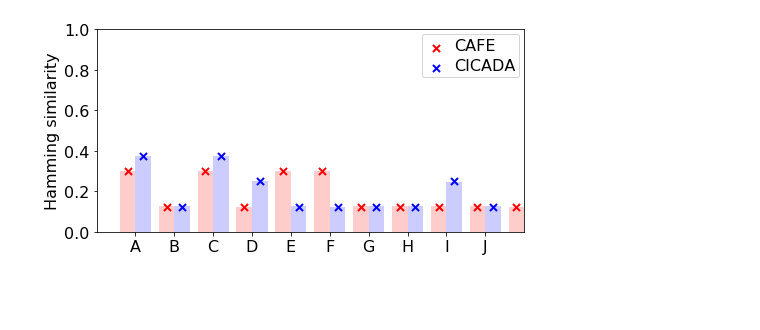
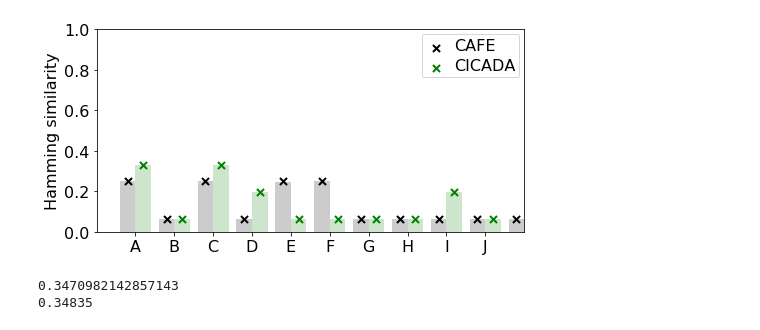
Before and after one commit to rkp8000/crossing_over, a Jupyter notebook: 1_similarities.ipynb, the cells around one changed output. Saved outputs shown, nothing was run; the diff lists cells and outputs as text; code cells hidden in the pictures; blank space fills up the shorter version.

```diff
--- a/1_similarities.ipynb
+++ b/1_similarities.ipynb
@@ -10,7 +10,7 @@ from disp import set_font_size
 D = 'ABCDEFGHIJKLMNOPQRSTUVWXYZ'
 
 N = 1000
-Z = 8
+Z = 16
 GAM = 1
 
 M = len(D)
@@ -155,32 +186,52 @@ X_LIM = (-1, 10)
 
 fig, ax = plt.subplots(1, 1, figsize=(7, 3.5), tight_layout=True)
 hs = []
 
-for y, c, x_off in zip(['CAFE', 'CICADA'], ['r', 'b'], [-.2, .2]):
+for y, c, x_off in zip(['CAFE', 'CICADA'], ['k', 'g'], [-.2, .2]):
     # generate simulated similarities
     smtys = np.nan * np.zeros((N_TRIALS, len(D)))
 
     for seed in range(N_TRIALS):
         encoder = Encoder(seed, D, N, Z, GAM)
         x = encoder.encode(y)
         smtys[seed] = [1 - hamming(x, encoder.xs[i]) for i in range(encoder.m)]
 
     plt.bar(np.arange(len(D)) + x_off, smtys.mean(0), width=.4, color=c, alpha=.2)
 
     # plot exact similarities
     smty_exact = [encoder.smty_seq_sbl(y, s_)[0] for s_ in D]
     h = ax.scatter(np.arange(len(smty_exact)) + x_off, smty_exact, c=c, s=50, marker='x', lw=2, label=y)
     hs.append(h)
 
 ax.set_xlim(X_LIM)
 ax.set_ylim(0, 1)
 
 ax.set_xticks(range(X_LIM[1]))
 ax.set_xticklabels(D[:X_LIM[1]])
 ax.set_ylabel('Hamming similarity')
 
 ax.legend(handles=hs)
 
 set_font_size(ax, 16)
 # %% [output]
-[figure, old version]
+[figure, new version]
+# %%
+# plot expected and true seq-seq similarities
+N_TRIALS = 100
+y = 'COFFEE'
+y_ = 'COVFEFE'
+
+smty = []
+
+for seed in range(N_TRIALS):
+    encoder = Encoder(seed, D, N, Z, GAM)
+    x = encoder.encode(y)
+    x_ = encoder.encode(y_)
+
+    smty.append(1 - hamming(x, x_))
+
+print(encoder.smty_seq_seq(y, y_)[0])
+print(np.mean(smty))
+# %% [output]
+0.3470982142857143
+0.34835
```
Also changed, not shown: parts of 2 cells of this notebook.
